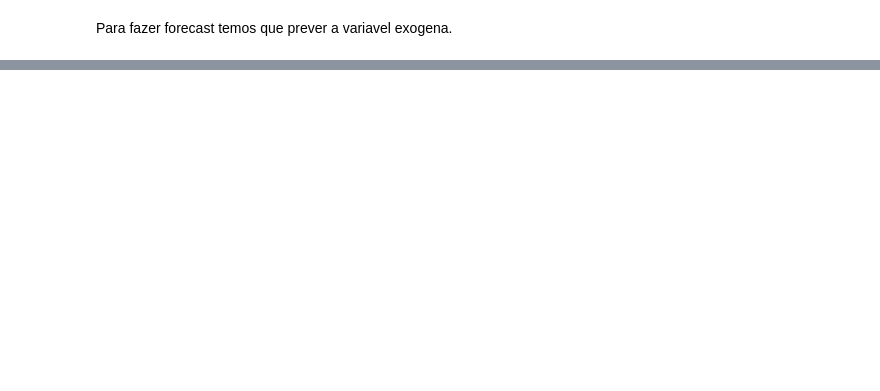
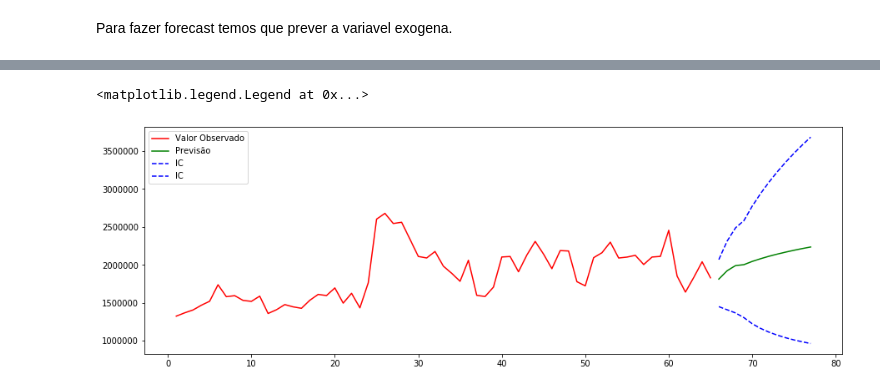
Before and after one commit to GMizuno/analise_de_dados, a Jupyter notebook: Series Temporais/Series Temporais parte 4.ipynb, the cells around one changed output, grey strips where cells are left out. Drawn from its saved outputs; the diff is of its cells as text; code cells hidden in the pictures; blank space fills up the shorter version.

```diff
--- a/Series Temporais/Series Temporais parte 4.ipynb
+++ b/Series Temporais/Series Temporais parte 4.ipynb
@@ -219,0 +227,4 @@ ValueError: Provided exogenous values are not of the appropriate shape. Required
+# %%
+exog_forecast = data['d_2004_01'].iloc[-12:].to_frame()
+
+modelo2.forecast(12, exog = exog_forecast)
@@ -219,0 +245,3 @@ ValueError: Provided exogenous values are not of the appropriate shape. Required
+# %%
+forecast_log = modelo2.get_forecast(steps = 12, exog = exog_forecast)
+print(forecast_log.summary_frame())
@@ -219,0 +262,14 @@ ValueError: Provided exogenous values are not of the appropriate shape. Required
+# %%
+prev_out_log = forecast_log.predicted_mean
+se_out_log = forecast_log.se_mean
+linf_log = forecast_log.conf_int()['lower log_custo']
+lsup_log = forecast_log.conf_int()['upper log_custo']
+tabela = np.c_[prev_out_log, se_out_log, linf_log, lsup_log]
+forecast_log = pd.DataFrame(tabela, columns = ["Forecast", "se", "linf", "lsup"])
+# %%
+prev_out = np.exp(forecast_log["Forecast"] + forecast_log["se"]/2)
+lsup = np.exp(forecast_log["lsup"])
+linf = np.exp(forecast_log["linf"])
+tabela = np.c_[linf, prev_out, lsup]
+forecast_log = pd.DataFrame(tabela, columns = [ "linf", "Forecast", "lsup"])
+print(forecast_log)
@@ -219,0 +290,12 @@ ValueError: Provided exogenous values are not of the appropriate shape. Required
+# %%
+x1 = range(1, len(data) + 1)
+x2 = range(len(data) + 1, len(data) + 13)
+fig, axes  =  plt.subplots(figsize = (15, 5))
+axes.plot(x1, data['custo'], 'r', label = 'Valor Observado')
+axes.plot(x2, prev_out, 'g' , label = 'Previsão')
+axes.plot(x2, lsup, 'b--' , label = 'IC')
+axes.plot(x2, linf, 'b--' , label = 'IC')
+axes.legend()
+# %% [output]
+<matplotlib.legend.Legend at 0x...>
+[figure, added]
```
Also changed, not shown: parts of 8 cells of this notebook, 4 other files.
